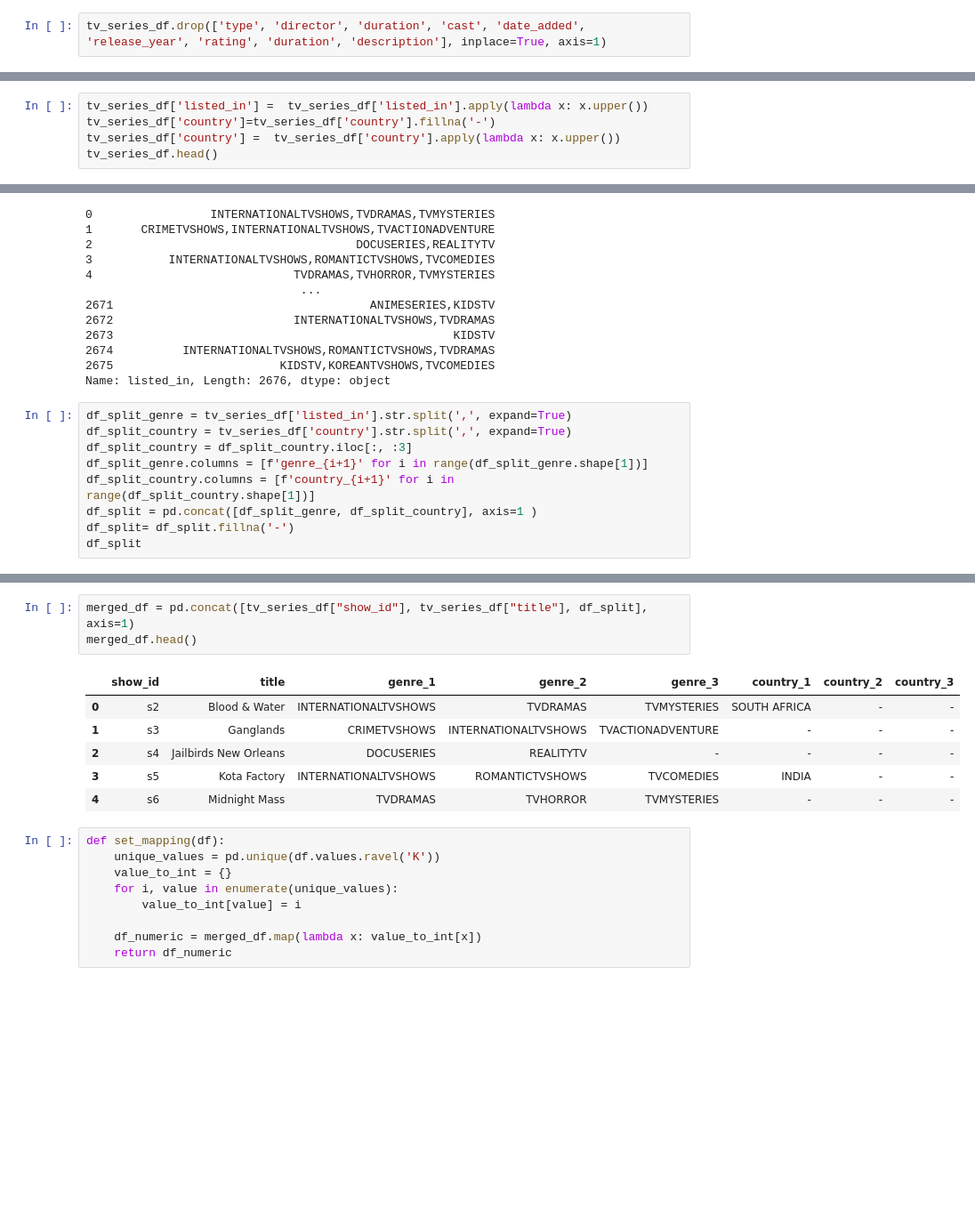
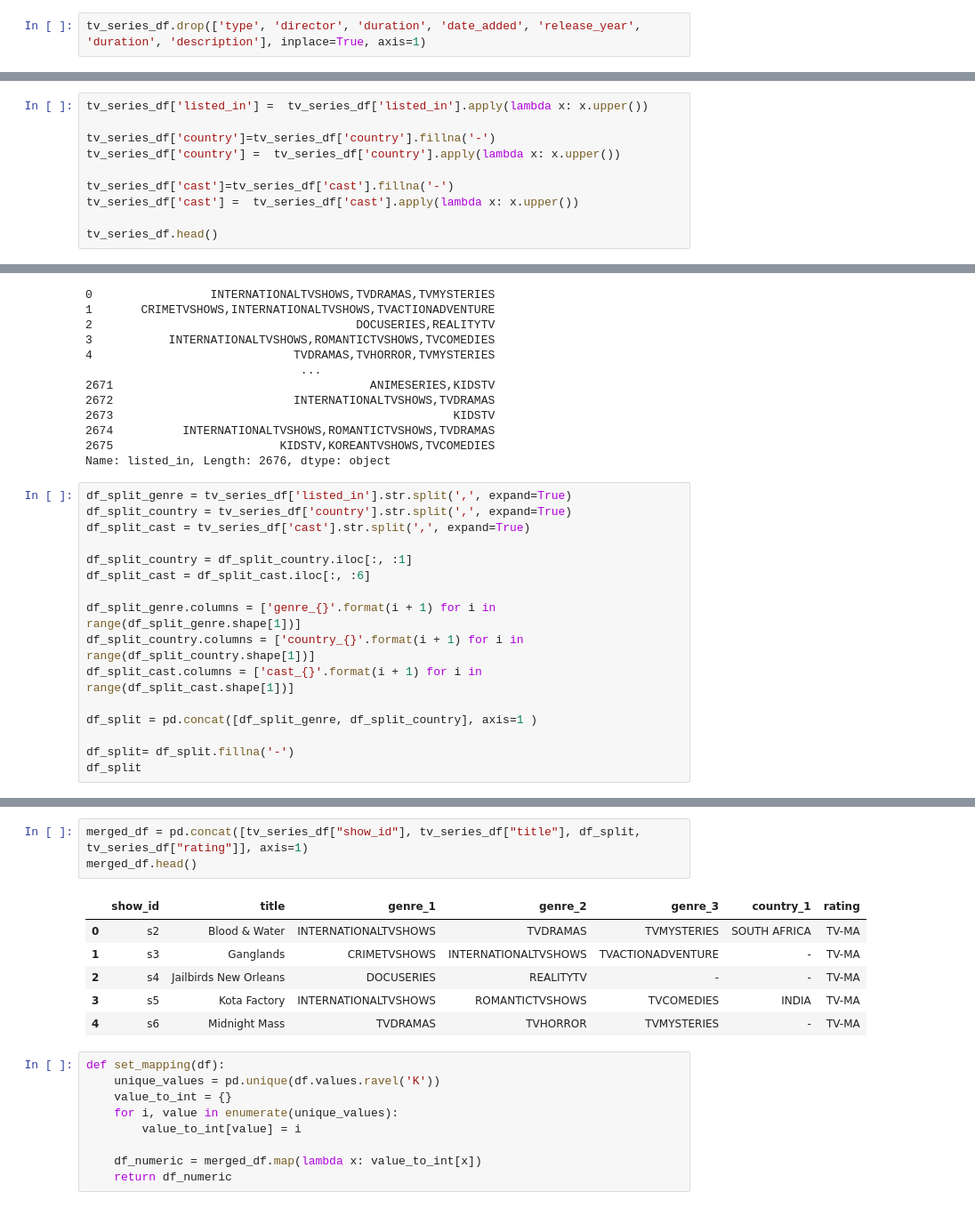
Before and after one commit to Kmaev/ml_ai_first_sprint, a Jupyter notebook: w_06_k_means_tv_series_recomendation_draft_02.ipynb, the cells around one changed output, grey strips where cells are left out. Shown: that part at 89% size. Cells and saved outputs as stored; diff of their text form; blank space fills up the shorter version.

```diff
--- a/w_06_k_means_tv_series_recomendation_draft_02.ipynb
+++ b/w_06_k_means_tv_series_recomendation_draft_02.ipynb
@@ -30,7 +30,7 @@ sns.heatmap(tv_series_df.isnull(), yticklabels=False, cbar=False, cmap="viridis"
 <Axes: >
 [figure]
 # %%
-tv_series_df.drop(['type', 'director', 'duration', 'cast', 'date_added', 'release_year', 'rating', 'duration', 'description'], inplace=True, axis=1)
+tv_series_df.drop(['type', 'director', 'duration', 'date_added', 'release_year', 'duration', 'description'], inplace=True, axis=1)
 # %%
 tv_series_df.head()
 # %% [output]
@@ -43,6 +43,11 @@ tv_series_df.head()
 # %%
 tv_series_df['listed_in'] =  tv_series_df['listed_in'].apply(lambda x: x.upper())
+
 tv_series_df['country']=tv_series_df['country'].fillna('-')
 tv_series_df['country'] =  tv_series_df['country'].apply(lambda x: x.upper())
+
+tv_series_df['cast']=tv_series_df['cast'].fillna('-')
+tv_series_df['cast'] =  tv_series_df['cast'].apply(lambda x: x.upper())
+
 tv_series_df.head()
 # %% [output]
@@ -72,10 +77,17 @@ Name: listed_in, Length: 2676, dtype: object
 # %%
 df_split_genre = tv_series_df['listed_in'].str.split(',', expand=True)
 df_split_country = tv_series_df['country'].str.split(',', expand=True)
-df_split_country = df_split_country.iloc[:, :3]
-df_split_genre.columns = [f'genre_{i+1}' for i in range(df_split_genre.shape[1])]
-df_split_country.columns = [f'country_{i+1}' for i in range(df_split_country.shape[1])]
+df_split_cast = tv_series_df['cast'].str.split(',', expand=True)
+
+df_split_country = df_split_country.iloc[:, :1]
+df_split_cast = df_split_cast.iloc[:, :6]
+
+df_split_genre.columns = ['genre_{}'.format(i + 1) for i in range(df_split_genre.shape[1])]
+df_split_country.columns = ['country_{}'.format(i + 1) for i in range(df_split_country.shape[1])]
+df_split_cast.columns = ['cast_{}'.format(i + 1) for i in range(df_split_cast.shape[1])]
+
 df_split = pd.concat([df_split_genre, df_split_country], axis=1 )
+
 df_split= df_split.fillna('-')
 df_split
 # %% [output]
@@ -95,13 +107,13 @@ df_split
 # %%
-merged_df = pd.concat([tv_series_df["show_id"], tv_series_df["title"], df_split], axis=1)
+merged_df = pd.concat([tv_series_df["show_id"], tv_series_df["title"], df_split, tv_series_df["rating"]], axis=1)
 merged_df.head()
 # %% [output]
-|  | show_id | title | genre_1 | genre_2 | genre_3 | country_1 | country_2 | country_3 |
-| 0 | s2 | Blood & Water | INTERNATIONALTVSHOWS | TVDRAMAS | TVMYSTERIES | SOUTH AFRICA | - | - |
-| 1 | s3 | Ganglands | CRIMETVSHOWS | INTERNATIONALTVSHOWS | TVACTIONADVENTURE | - | - | - |
-| 2 | s4 | Jailbirds New Orleans | DOCUSERIES | REALITYTV | - | - | - | - |
-| 3 | s5 | Kota Factory | INTERNATIONALTVSHOWS | ROMANTICTVSHOWS | TVCOMEDIES | INDIA | - | - |
-| 4 | s6 | Midnight Mass | TVDRAMAS | TVHORROR | TVMYSTERIES | - | - | - |
+|  | show_id | title | genre_1 | genre_2 | genre_3 | country_1 | rating |
+| 0 | s2 | Blood & Water | INTERNATIONALTVSHOWS | TVDRAMAS | TVMYSTERIES | SOUTH AFRICA | TV-MA |
+| 1 | s3 | Ganglands | CRIMETVSHOWS | INTERNATIONALTVSHOWS | TVACTIONADVENTURE | - | TV-MA |
+| 2 | s4 | Jailbirds New Orleans | DOCUSERIES | REALITYTV | - | - | TV-MA |
+| 3 | s5 | Kota Factory | INTERNATIONALTVSHOWS | ROMANTICTVSHOWS | TVCOMEDIES | INDIA | TV-MA |
+| 4 | s6 | Midnight Mass | TVDRAMAS | TVHORROR | TVMYSTERIES | - | TV-MA |
 # %%
 def set_mapping(df):
     unique_values = pd.unique(df.values.ravel('K'))
```
Also changed, not shown: parts of 8 cells of this notebook, 2 other files.
